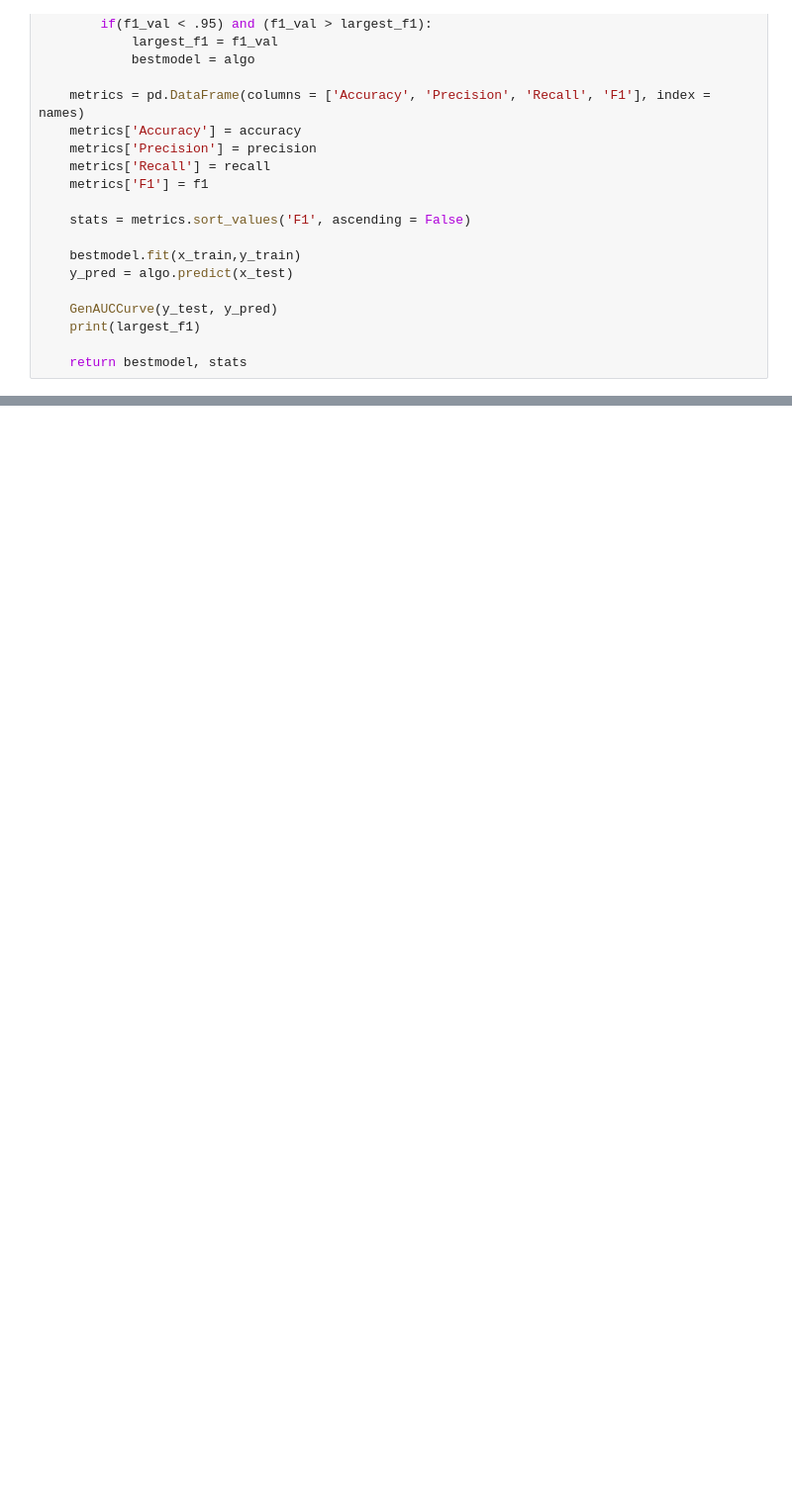
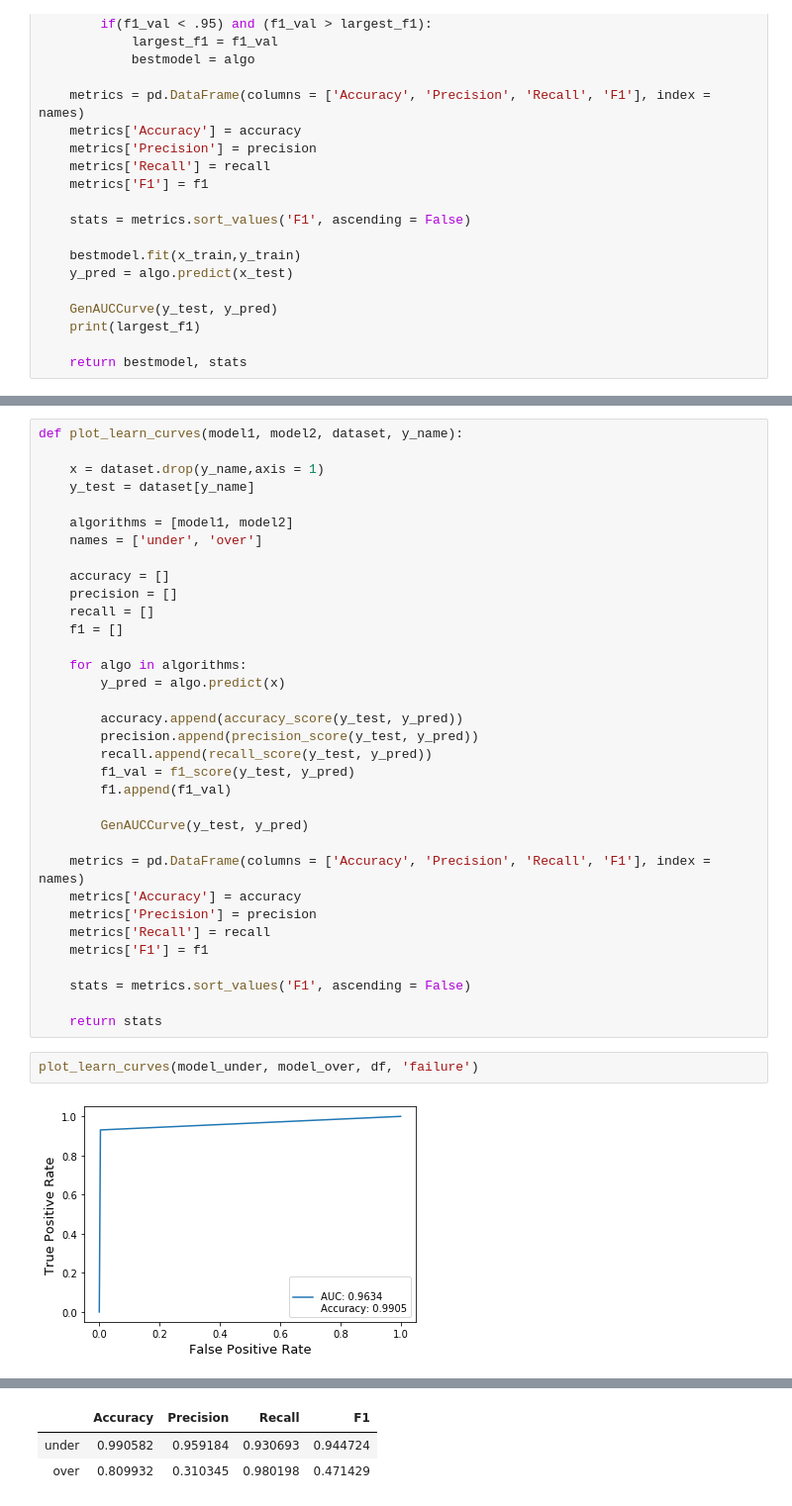
Before and after one commit to miamedra2/Predicting-Device-Failure, a Jupyter notebook: HackDay4/HackDay4.ipynb, the cells around one changed output, grey strips where cells are left out. Shown at 99% size. Saved outputs shown, nothing was run; the diff lists cells and outputs as text; blank space fills up the shorter version.

```diff
--- a/HackDay4/HackDay4.ipynb
+++ b/HackDay4/HackDay4.ipynb
@@ -651,0 +651,38 @@ stats
+# %%
+def plot_learn_curves(model1, model2, dataset, y_name):
+
+    x = dataset.drop(y_name,axis = 1)
+    y_test = dataset[y_name]
+
+    algorithms = [model1, model2]
+    names = ['under', 'over']
+
+    accuracy = []
+    precision = []
+    recall = []
+    f1 = []
+
+    for algo in algorithms:
+        y_pred = algo.predict(x)
+
+        accuracy.append(accuracy_score(y_test, y_pred))
+        precision.append(precision_score(y_test, y_pred))
+        recall.append(recall_score(y_test, y_pred))
+        f1_val = f1_score(y_test, y_pred)
+        f1.append(f1_val)
+
+        GenAUCCurve(y_test, y_pred)
+
+    metrics = pd.DataFrame(columns = ['Accuracy', 'Precision', 'Recall', 'F1'], index = names)
+    metrics['Accuracy'] = accuracy
+    metrics['Precision'] = precision
+    metrics['Recall'] = recall
+    metrics['F1'] = f1
+
+    stats = metrics.sort_values('F1', ascending = False)
+
+    return stats
+# %%
+plot_learn_curves(model_under, model_over, df, 'failure')
+# %% [output]
+[figure, added]
@@ -651,0 +690,3 @@ stats
+|  | Accuracy | Precision | Recall | F1 |
+| under | 0.990582 | 0.959184 | 0.930693 | 0.944724 |
+| over | 0.809932 | 0.310345 | 0.980198 | 0.471429 |
```
Also changed, not shown: parts of 9 cells of this notebook.
